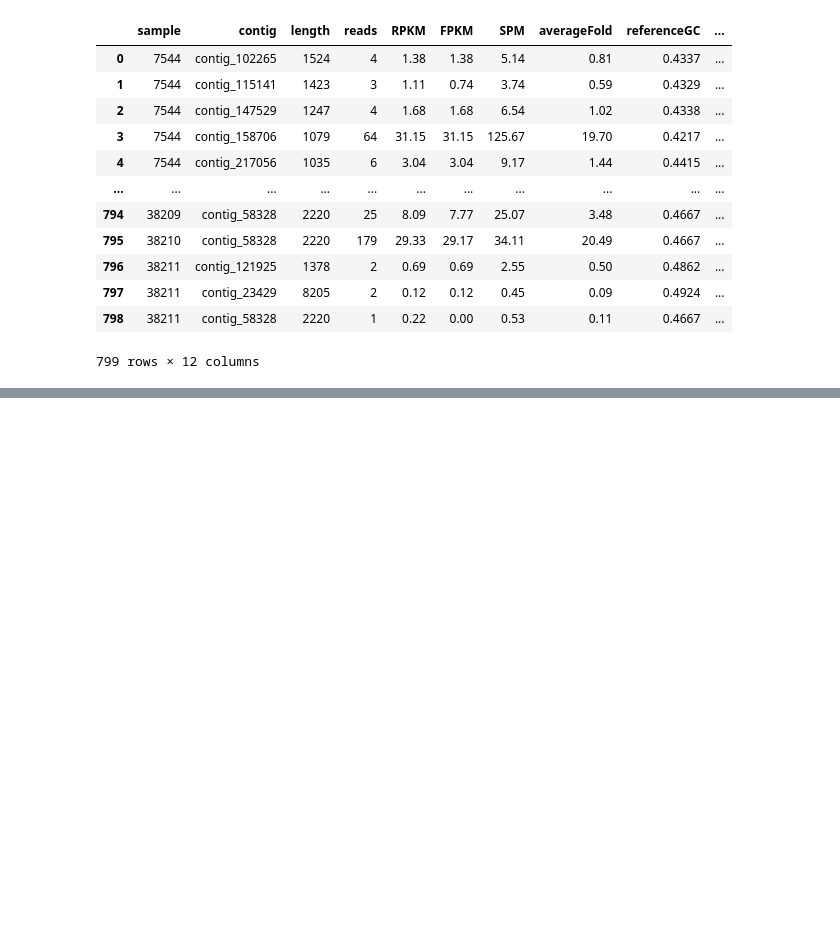
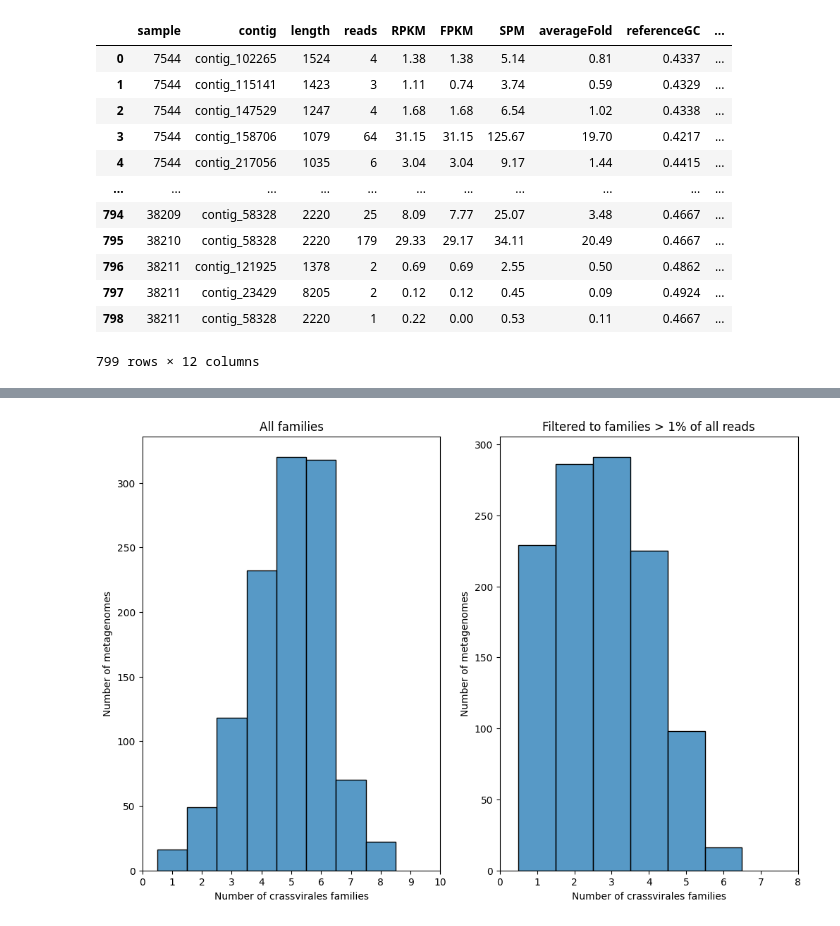
Before and after one commit to linsalrob/EdwardsLab, a Jupyter notebook: phage/metagenomes/crassus.ipynb, the cells around one changed output, grey strips where cells are left out. Drawn from its saved outputs; the diff is of its cells as text; code cells hidden in the pictures; blank space fills up the shorter version.

```diff
--- a/phage/metagenomes/crassus.ipynb
+++ b/phage/metagenomes/crassus.ipynb
@@ -140,0 +283,3 @@ ourrdrp.to_csv("rdrp_wehave.tsv.gz",  sep="\t", compression='gzip')
+# %%
+annocontall = contigs.merge(crassshort, on='contig')
+annocontall
@@ -140,0 +331,45 @@ ourrdrp.to_csv("rdrp_wehave.tsv.gz",  sep="\t", compression='gzip')
+# %%
+fcounts = {}
+ftotal = {}
+c=0
+all_samples = {}
+for index, row in annocontall[['sample', 'reads', 'family']].iterrows():
+    s = row['sample']
+    f = row['family']
+    r = int(row['reads'])
+    if s not in fcounts:
+        all_samples[s] = set()
+        fcounts[s] = {}
+        ftotal[s] = 0
+
+    all_samples[s].add(f)
+    fcounts[s][f] = fcounts[s].get(f, 0) + r
+    ftotal[s] += r
+
+samples = {}
+minper = 0.01
+for s in fcounts:
+    samples[s] = set([x if fcounts[s][x]/ftotal[s] > minper else None for x in fcounts[s]])
+
+num_fams = [len(samples[x])-1 if len(samples[x])-1 > 0 else 1 for x in samples]
+all_num_fams = [len(all_samples[x]) for x in all_samples]
+
+fig, ax = plt.subplots(nrows = 1, ncols = 2, figsize=(12,8))
+
+g = sns.histplot(x=all_num_fams, ax=ax[0], binwidth=1)
+gxpos = [x+0.5 for x in g.get_xticks()]
+g.set_xticks(gxpos, map(int, g.get_xticks()))
+g.set_title("All families")
+g.set_ylabel("Number of metagenomes")
+g.set_xlabel("Number of crassvirales families")
+
+
+h = sns.histplot(x=num_fams, ax=ax[1], binwidth=1)
+hxpos = [x+0.5 for x in h.get_xticks()]
+h.set_xticks(hxpos, map(int, h.get_xticks()))
+h.set_title("Filtered to families > 1% of all reads")
+h.set_ylabel("Number of metagenomes")
+h.set_xlabel("Number of crassvirales families")
+fig.savefig("crassphage_1percent.png")
+# %% [output]
+[figure, added]
```
Also changed, not shown: parts of 37 cells of this notebook, 18 other files.
